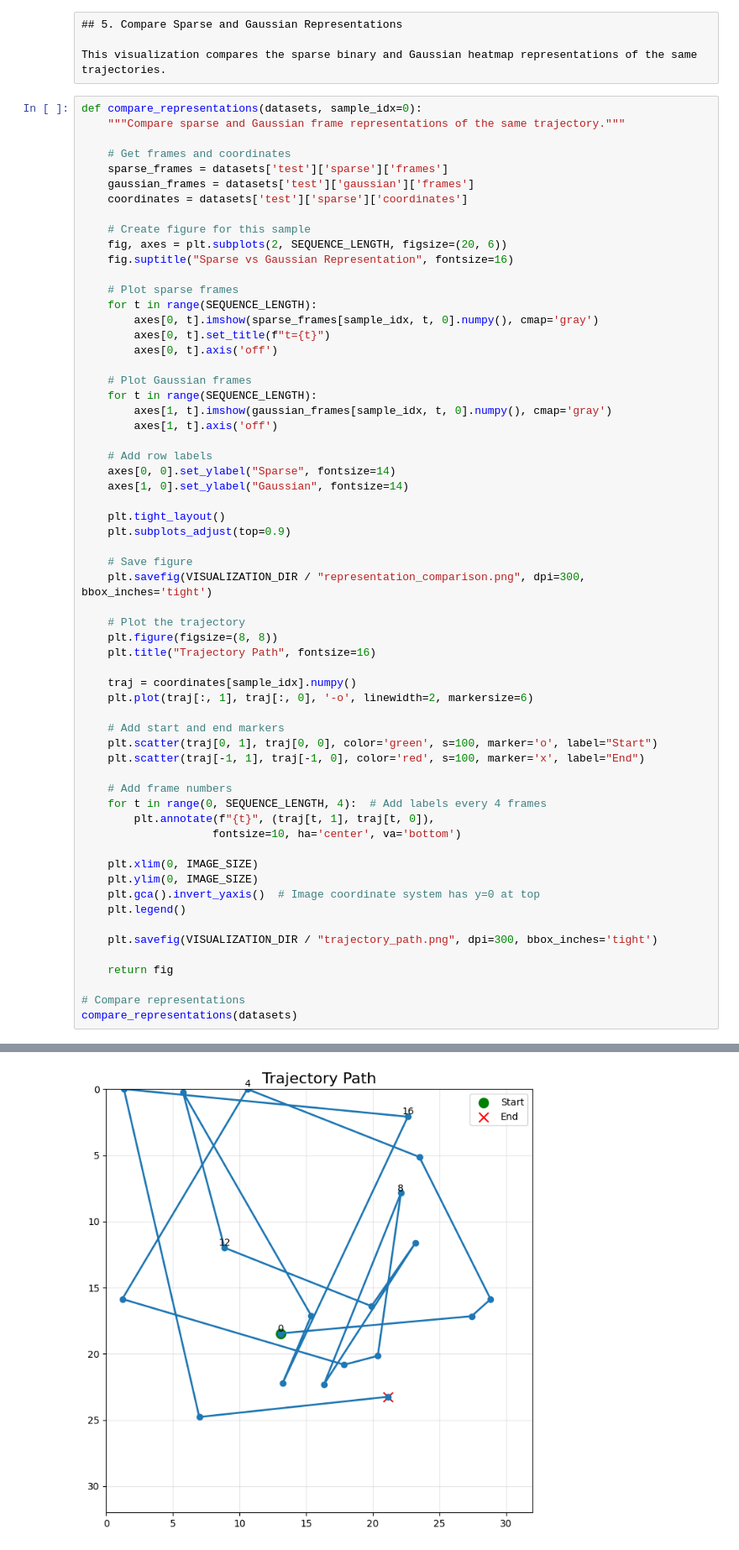
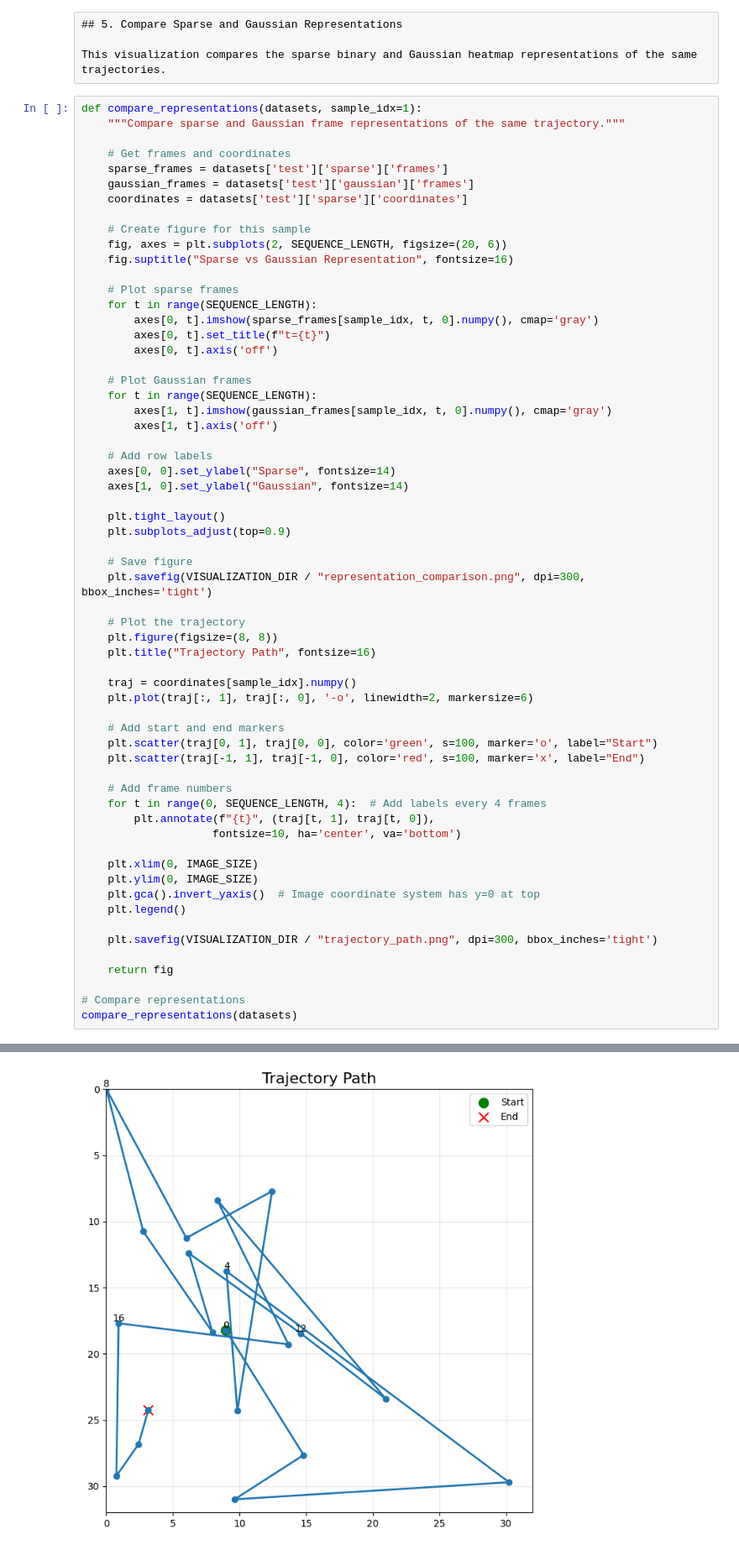
Before and after one commit to wppqywq/OpenSTL, a Jupyter notebook: experiments_refactored/datasets/position_dependent_gaussian_visualization.ipynb, the cells around one changed output, grey strips where cells are left out. Shown at 84% size. Cells and saved outputs as stored; diff of their text form.

```diff
--- a/experiments_refactored/datasets/position_dependent_gaussian_visualization.ipynb
+++ b/experiments_refactored/datasets/position_dependent_gaussian_visualization.ipynb
@@ -465,7 +465,7 @@ visualize_direction_entropy(datasets)
 
 This visualization compares the sparse binary and Gaussian heatmap representations of the same trajectories.
 # %%
-def compare_representations(datasets, sample_idx=0):
+def compare_representations(datasets, sample_idx=1):
     """Compare sparse and Gaussian frame representations of the same trajectory."""
 
     # Get frames and coordinates
@@ -531,4 +531,4 @@ compare_representations(datasets)
-[figure, old version]
+[figure, new version]
 # %%
 from position_dependent_gaussian import build_cov_matrix
 
```
Also changed, not shown: parts of 7 cells of this notebook, 6 other files.
